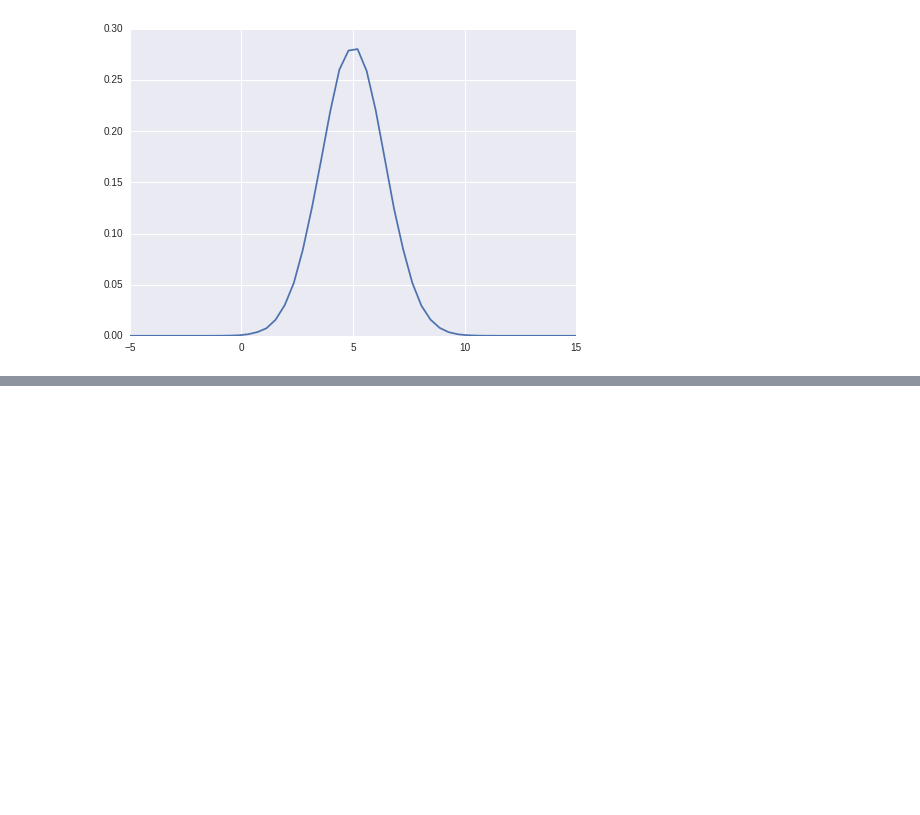
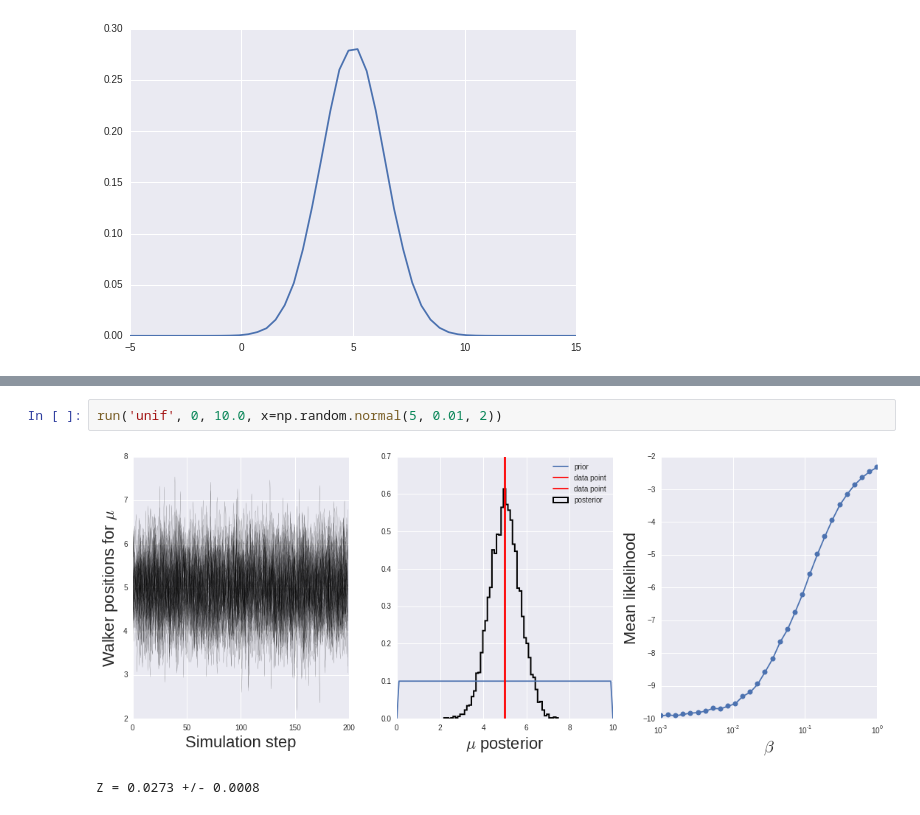
Before and after one commit to GregoryAshton/GregoryAshton.github.io, a Jupyter notebook: _notebooks/2015-08-19-Investigating-the-effect-of-the-prior-on-the-evidence.ipynb, the cells around one changed output, grey strips where cells are left out. Saved outputs shown, nothing was run; the diff lists cells and outputs as text; blank space fills up the shorter version.

```diff
--- a/_notebooks/2015-08-19-Investigating-the-effect-of-the-prior-on-the-evidence.ipynb
+++ b/_notebooks/2015-08-19-Investigating-the-effect-of-the-prior-on-the-evidence.ipynb
@@ -181,0 +191,5 @@ plt.show()
+# %%
+run('unif', 0, 10.0, x=np.random.normal(5, 0.01, 2))
+# %% [output]
+[figure, added]
+Z = 0.0273 +/- 0.0008
```
Also changed, not shown: parts of 4 cells of this notebook.
